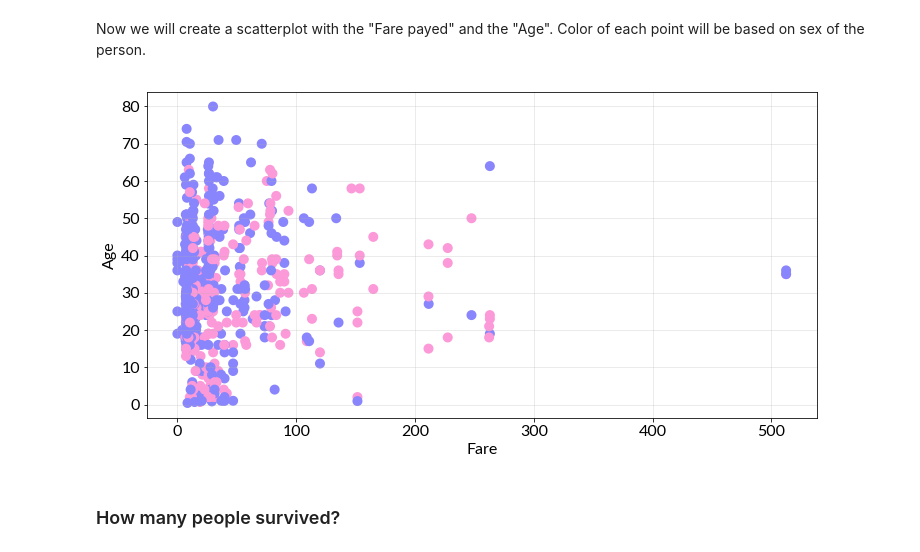
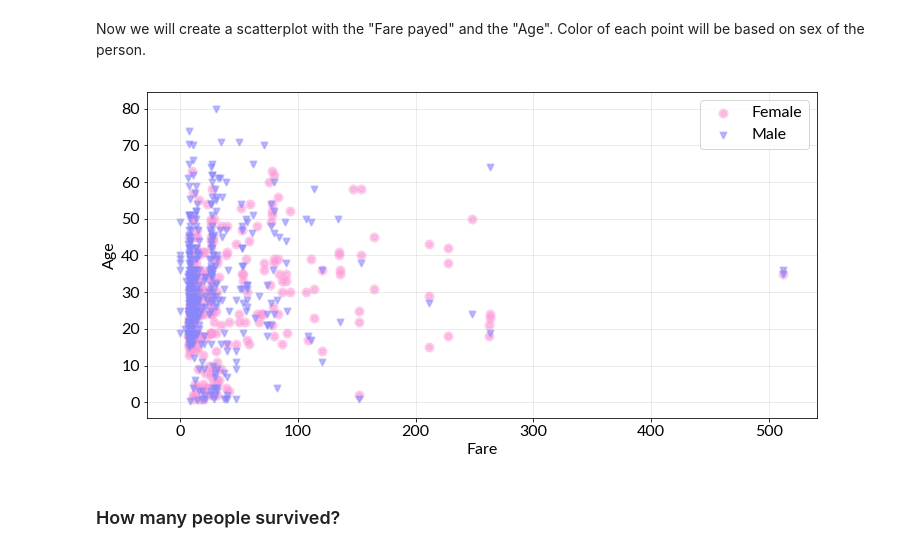
Before and after one commit to Nummulit/unstructured-data, a Jupyter notebook: titanic-disaster-analysis.ipynb, the cells around one changed output. Cells and saved outputs as stored; diff of their text form; code cells hidden in the pictures.

Commit message:
Add legend to scatter plot.

```diff
--- a/titanic-disaster-analysis.ipynb
+++ b/titanic-disaster-analysis.ipynb
@@ -102,15 +102,17 @@ plt.show()
 Now we will create a scatterplot with the "Fare payed" and the "Age". Color of each point will be based on sex of the person.
 # %%
 data_copy = data.dropna(subset=['Age'])
-sex_color = ['#fc99d8' if _ == 'female' else '#8985fc'
-             for _ in data_copy['Sex']]
-plt.scatter(data_copy['Fare'], data_copy['Age'], c=sex_color, linewidths=4)
+females = data_copy[data_copy['Sex'] == 'female']
+males = data_copy[data_copy['Sex'] == 'male']
+plt.scatter(females['Fare'], females['Age'], c='#fc99d8', label='Female', marker='o', linewidths=4, alpha=0.5)
+plt.scatter(males['Fare'], males['Age'], c='#8985fc', label='Male', marker='v', linewidths=2, alpha=0.5)
 plt.xlabel('Fare')
 plt.ylabel('Age')
 plt.grid(alpha=0.3)
+plt.legend()
 plt.show()
 # %% [output]
-[figure, old version]
+[figure, new version]
 # %% [markdown]
 ### How many people survived?
 # %% [markdown]
```
Also changed, not shown: parts of 5 cells of this notebook.
